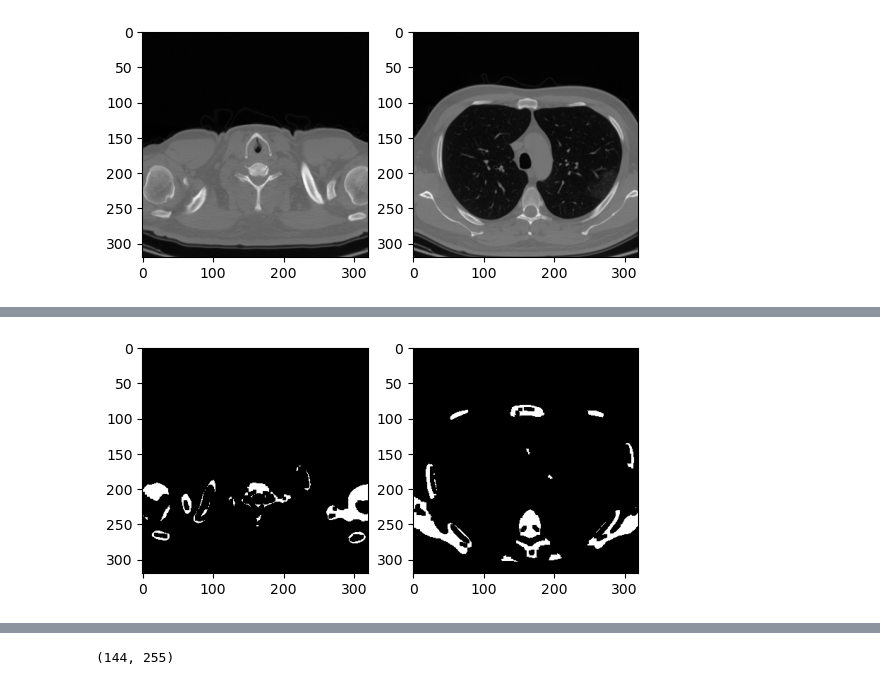
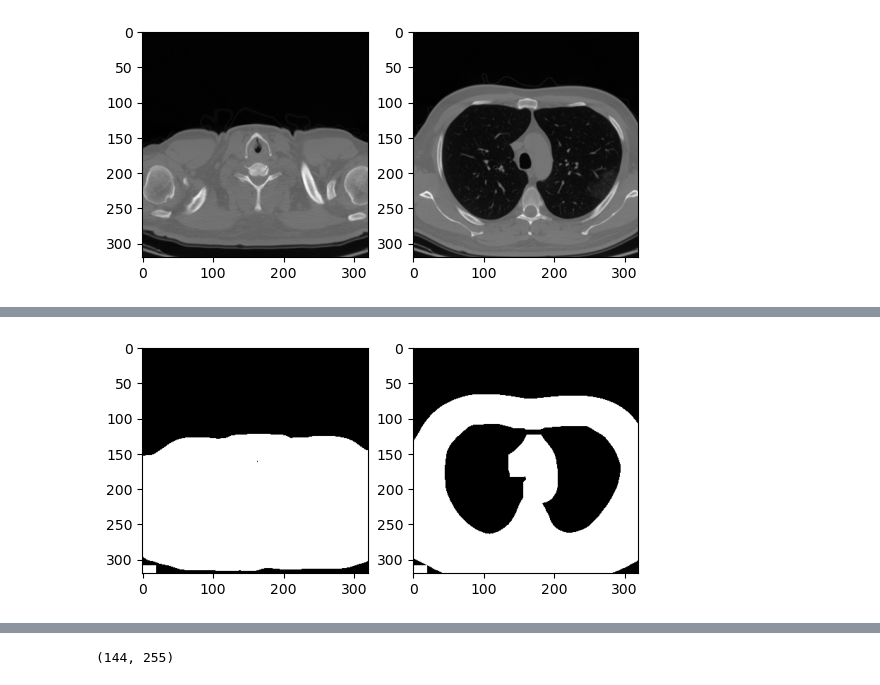
Before and after one commit to FernandoMoralesM01/dicom-to-stl, a Jupyter notebook: dicom2stl.ipynb, the cells around one changed output, grey strips where cells are left out. Saved outputs shown, nothing was run; the diff lists cells and outputs as text; code cells hidden in the pictures.

Commit message:
updated pipline and generated volume for internal lung

```diff
--- a/dicom2stl.ipynb
+++ b/dicom2stl.ipynb
@@ -40,34 +40,33 @@ from scipy.ndimage import binary_fill_holes
 for i, lena in enumerate(y):
     temp_img = y[i, :, :]
     temp_img = bim.normalize_image(temp_img)
-    temp_img = bim.equalize_image(temp_img, 0.46, 1)
+    temp_img = bim.equalize_image(temp_img, 0.1, 0.6)
     temp_img = bim.normalize_image(temp_img)
 
     Gauss = bim.Gauss(5, 0, 15)
-    lp_img = bim.conv2d(temp_img, Gauss)
-    lp_img = bim.normalize_image(lp_img)
+    temp_img = bim.conv2d(temp_img, Gauss)
 
-    hb = bim.highboost(8, 'dir')
-    hp_img = bim.conv2d(temp_img, hb)
-    hp_img = bim.normalize_image(hp_img)
-
-    temp_img = hp_img * lp_img
-    temp_img = bim.equalize_image(temp_img, 0.01, 0.3)
     temp_img = bim.normalize_image(temp_img)
 
-    mask = bim.thresh_mask(temp_img, 0.15, 1)
+    if i == 51:
 
-    kernel = np.array(bim.KernelCirc(3), dtype=np.float32)
+        first_cut = y[3, :, :]
+        lung_cut = y[40,:, :]
+        bim.show_two_normalized(first_cut, lung_cut)
+
+
+    mask = bim.thresh_mask(temp_img, 0.2, 1)
+    kernel = np.array(bim.KernelCirc(5), dtype=np.float32)
     kernel = (kernel * 255).round().astype(np.uint8)
 
-    iter = 2
+    iter = 3
     img_erosion = cv2.erode(mask, kernel, iterations=iter)
-    img_dilation = cv2.dilate(img_erosion, kernel, iterations=iter)
+    img_dilation = cv2.dilate(img_erosion, kernel, iterations=iter + 2)
 
-    img_dilation = bim.normalize_image(img_dilation)
-    img_dilation = bim.normalize_image(img_erosion)
+    #img_dilation = bim.normalize_image(img_dilation)
+    #img_dilation = bim.normalize_image(img_erosion)
 
-    temp_img = abs(img_dilation)
+    temp_img = img_dilation
 
 
 
@@ -77,7 +78,7 @@ y = y/255
 # %%
 
 first_cut = y[3, :, :]
-lung_cut = y[50,:, :]
+lung_cut = y[40,:, :]
 bim.show_two_normalized(first_cut, lung_cut)
 # %% [output]
-[figure, old version]
+[figure, new version]
```
Also changed, not shown: parts of 8 cells of this notebook, 2 other files.
